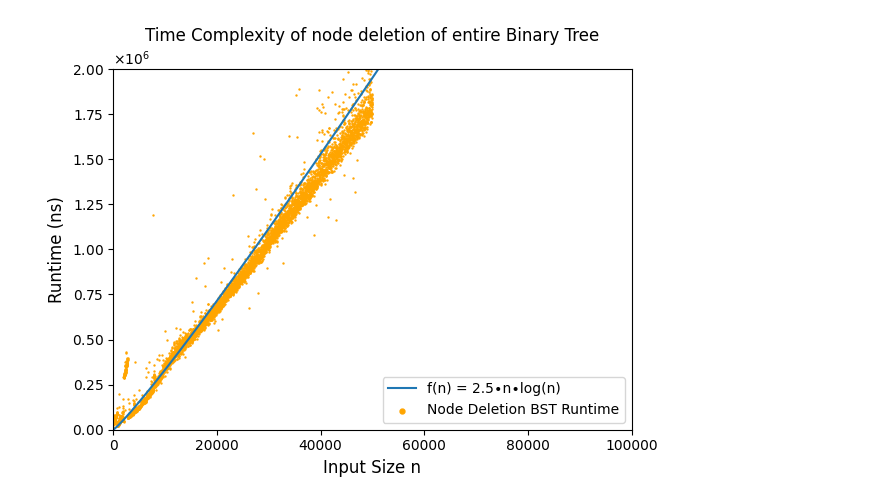
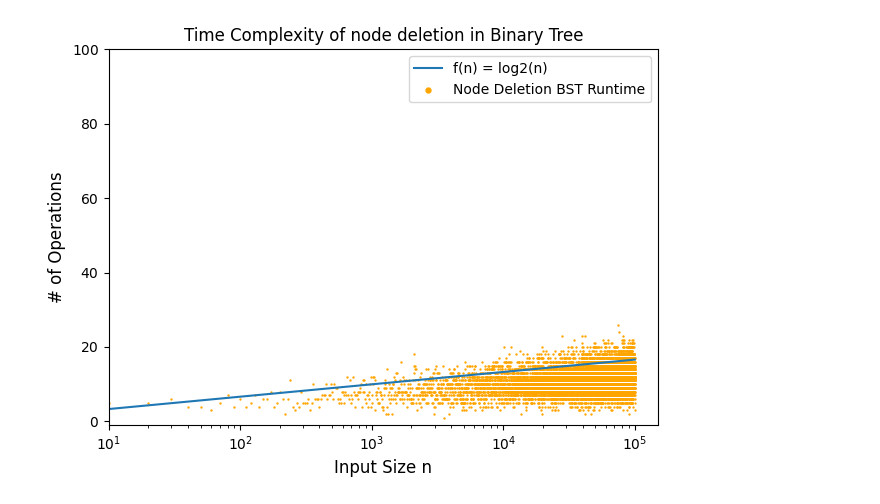
Before and after one commit to theodor-semerdzhiev/Proof-Project-COMP251, a Jupyter notebook: jupyter/BinaryTreeplot.ipynb, the cells around one changed output. Drawn from its saved outputs; the diff is of its cells as text; code cells hidden in the pictures.

```diff
--- a/jupyter/BinaryTreeplot.ipynb
+++ b/jupyter/BinaryTreeplot.ipynb
@@ -4,23 +4,26 @@ import matplotlib.pyplot as plt
 import pandas as pd
 # %%
 data = pd.read_csv('../BinTree_out.csv')
-n_data = np.arange(1,5000)
+n_data = np.arange(0,9999)
 n_data = [x*10 for x in n_data]
 # %%
 n_vals = np.arange(1,100001)
-logn_vals = (2.5)*n_vals*np.log2(n_vals)
+logn_vals = np.log2(n_vals)
 # %%
 fig, ax = plt.subplots()
-ax.plot(n_vals, logn_vals, label='f(n) = 2.5∙n∙log(n)')
+ax.plot(n_vals, logn_vals, label='f(n) = log2(n)')
+
+ax.set_xscale('log')
 ax.scatter(n_data, data, s=0.5, c='orange',label='Node Deletion BST Runtime')
 ax.set_xlabel('Input Size n', fontsize=12)
-ax.set_ylabel('Runtime (ns)', fontsize=12)
-plt.ylim(-1,2000000)
-plt.xlim(-1,100000)
-plt.legend(markerscale=5, loc='lower right')
-plt.title('Time Complexity of node deletion of entire Binary Tree')
+ax.set_ylabel('# of Operations', fontsize=12)
+plt.ylim(-1,100)
+plt.xlim(10,150000)
+
+plt.legend(markerscale=5, loc='upper right')
+plt.title('Time Complexity of node deletion in Binary Tree')
 plt.ticklabel_format(useMathText=True, axis='y')
 plt.tight_layout()
 plt.show()
 # %% [output]
-[figure, old version]
+[figure, new version]
```
Also changed, not shown: 5 other files.
